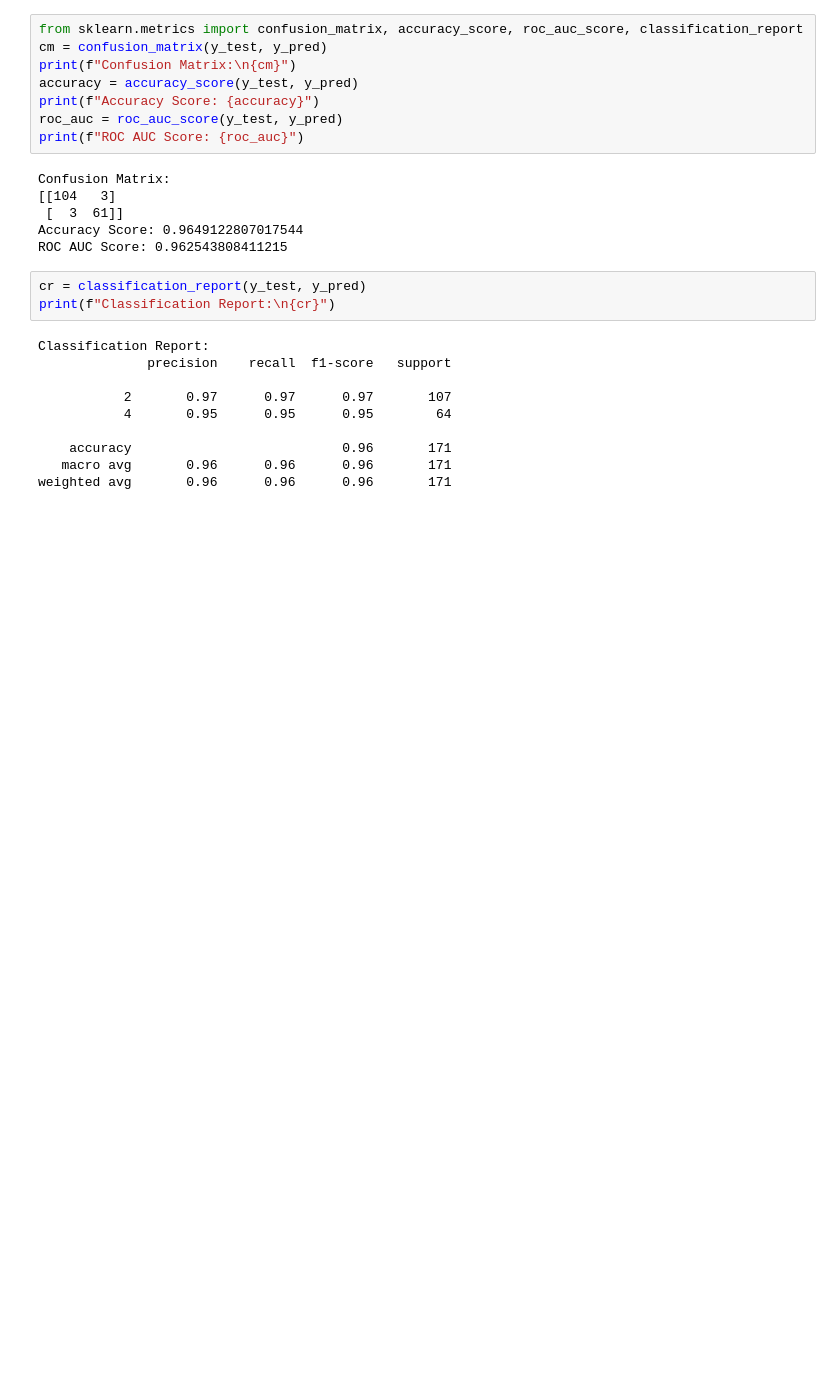
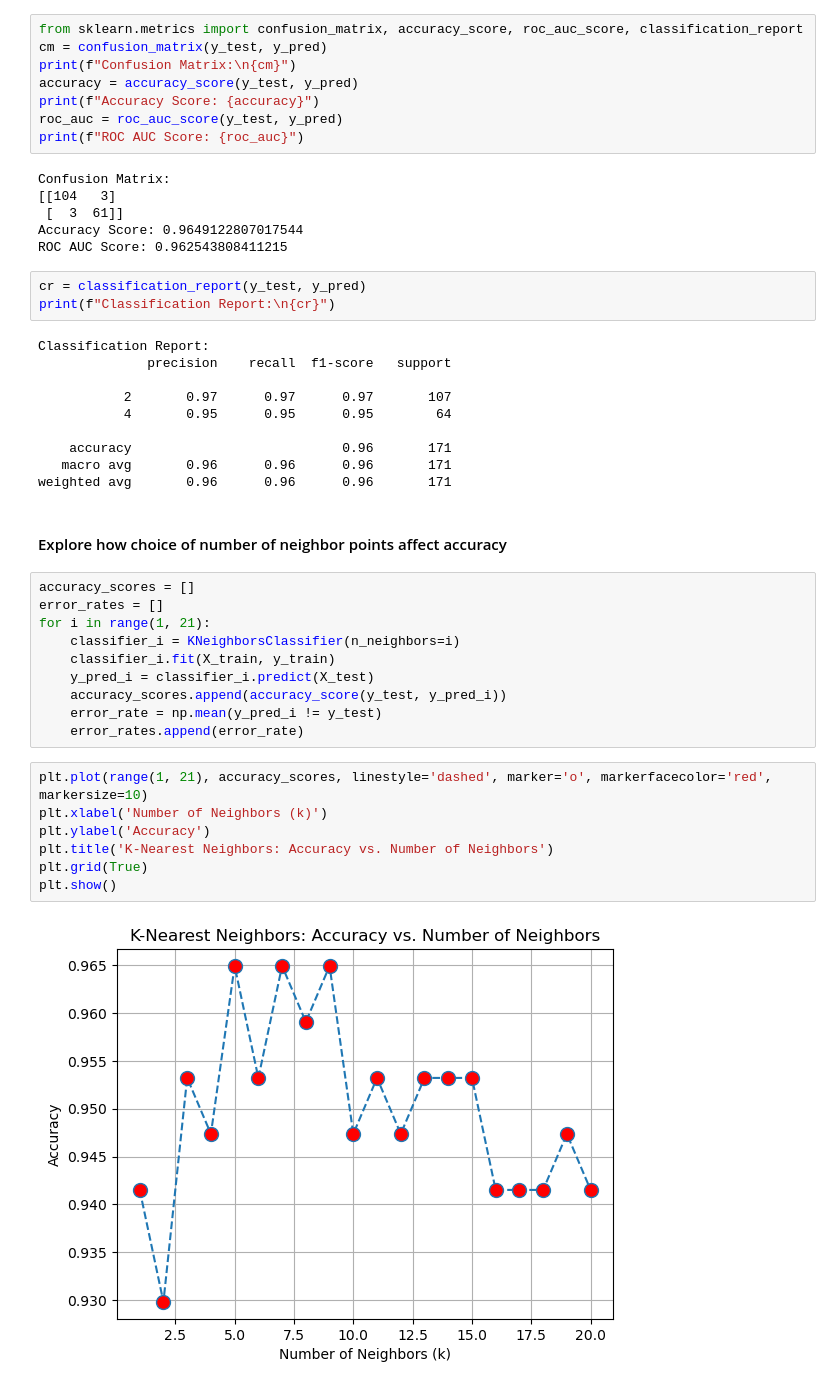
Before and after one commit to casual-coder12/Data-Science--Various-Projects-, a Jupyter notebook: Machine Learning/Classification/05_k_nearest_neighbours.ipynb, the cells around one changed output. Cells and saved outputs as stored; diff of their text form; blank space fills up the shorter version.

```diff
--- a/Machine Learning/Classification/05_k_nearest_neighbours.ipynb
+++ b/Machine Learning/Classification/05_k_nearest_neighbours.ipynb
@@ -80,3 +98,24 @@ Classification Report:
     accuracy                           0.96       171
    macro avg       0.96      0.96      0.96       171
 weighted avg       0.96      0.96      0.96       171
+# %% [markdown]
+#### Explore how choice of number of neighbor points affect accuracy
+# %%
+accuracy_scores = []
+error_rates = []
+for i in range(1, 21):
+    classifier_i = KNeighborsClassifier(n_neighbors=i)
+    classifier_i.fit(X_train, y_train)
+    y_pred_i = classifier_i.predict(X_test)
+    accuracy_scores.append(accuracy_score(y_test, y_pred_i))
+    error_rate = np.mean(y_pred_i != y_test)
+    error_rates.append(error_rate)
+# %%
+plt.plot(range(1, 21), accuracy_scores, linestyle='dashed', marker='o', markerfacecolor='red', markersize=10)
+plt.xlabel('Number of Neighbors (k)')
+plt.ylabel('Accuracy')
+plt.title('K-Nearest Neighbors: Accuracy vs. Number of Neighbors')
+plt.grid(True)
+plt.show()
+# %% [output]
+[figure, added]
```
Also changed, not shown: parts of 10 cells of this notebook, 4 other files.
